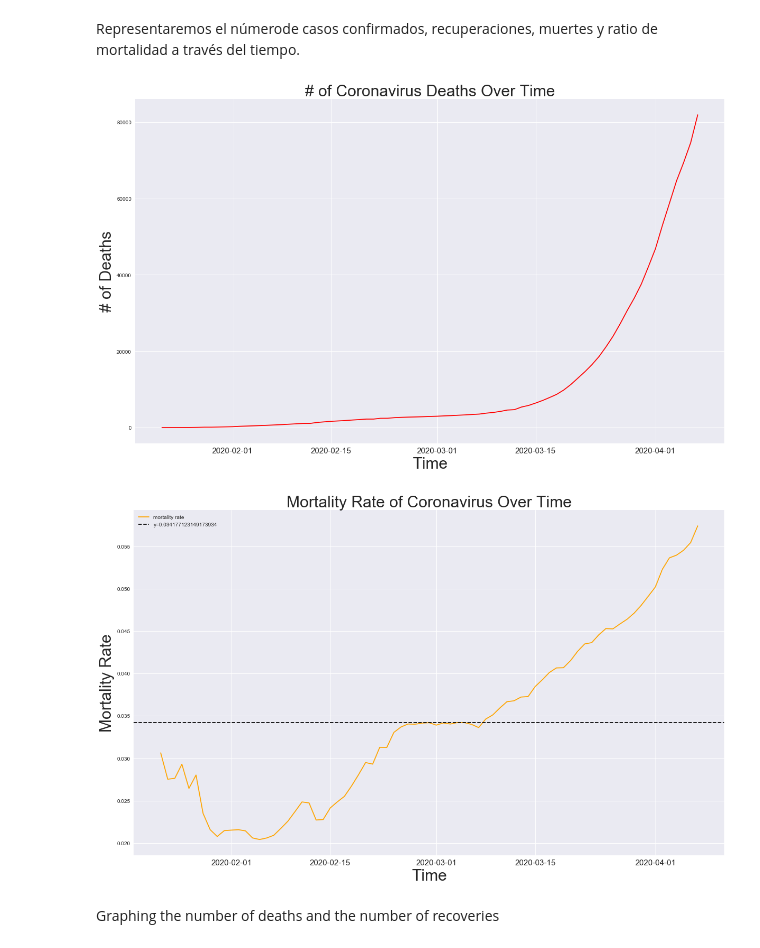
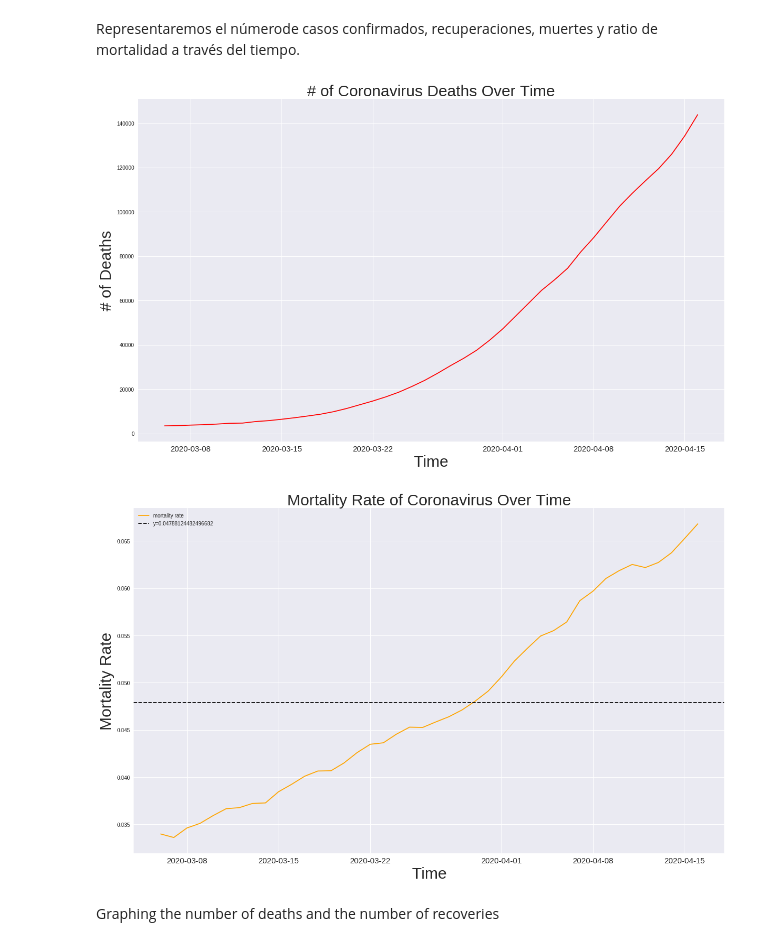
Before and after one commit to Zell0ss/SPA-Covid_Analysis, a Jupyter notebook: visualizacion COVID.ipynb, the cells around one changed output. Cells and saved outputs as stored; diff of their text form; code cells hidden in the pictures.

Commit message:
cut the dates to the first case in each country

```diff
--- a/visualizacion COVID.ipynb
+++ b/visualizacion COVID.ipynb
@@ -281,3 +282,7 @@ for i in col_fechas_ind:
     total_deaths.append(death_sum)
     mortality_rate.append(death_sum/confirmed_sum)
     total_recovered.append(recovered_sum)
+# %%
+x_cut = x_values[len(x_values)-len(world_cases):]
+first_day = x_cut[0]
+print (len(world_cases), len(x_values), len(x_cut), first_day)
@@ -295,27 +302,27 @@ plt.show()
 Representaremos el númerode casos confirmados, recuperaciones, muertes y ratio de mortalidad a través del tiempo.
 # %%
 plt.figure(figsize=(20, 12))
-plt.plot(x_values, total_deaths, color='red')
+plt.plot(x_cut, total_deaths, color='red')
 plt.title('# of Coronavirus Deaths Over Time', size=30)
 plt.xlabel('Time', size=30)
 plt.ylabel('# of Deaths', size=30)
 plt.xticks(size=15)
 plt.show()
 # %% [output]
-[figure, old version]
+[figure, new version]
 # %%
 mean_mortality_rate = np.mean(mortality_rate)
 plt.figure(figsize=(20, 12))
-plt.plot(x_values, mortality_rate, color='orange')
+plt.plot(x_cut, mortality_rate, color='orange')
 plt.axhline(y = mean_mortality_rate,linestyle='--', color='black')
 plt.title('Mortality Rate of Coronavirus Over Time', size=30)
 plt.legend(['mortality rate', 'y='+str(mean_mortality_rate)])
 plt.xlabel('Time', size=30)
 plt.ylabel('Mortality Rate', size=30)
 plt.xticks(size=15)
 plt.show()
 # %% [output]
-[figure, old version]
+[figure, new version]
 # %% [markdown]
 Graphing the number of deaths and the number of recoveries
 # %%
```
Also changed, not shown: parts of 22 cells of this notebook.
